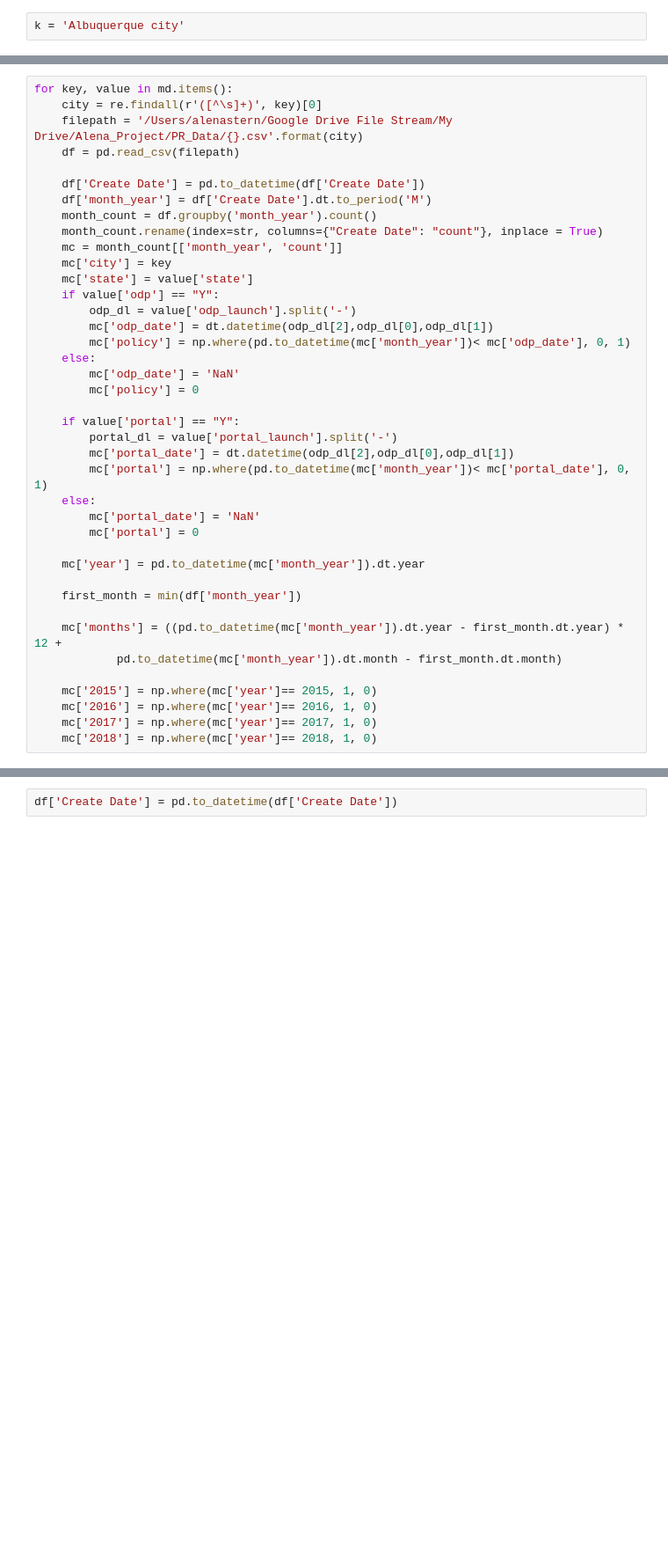
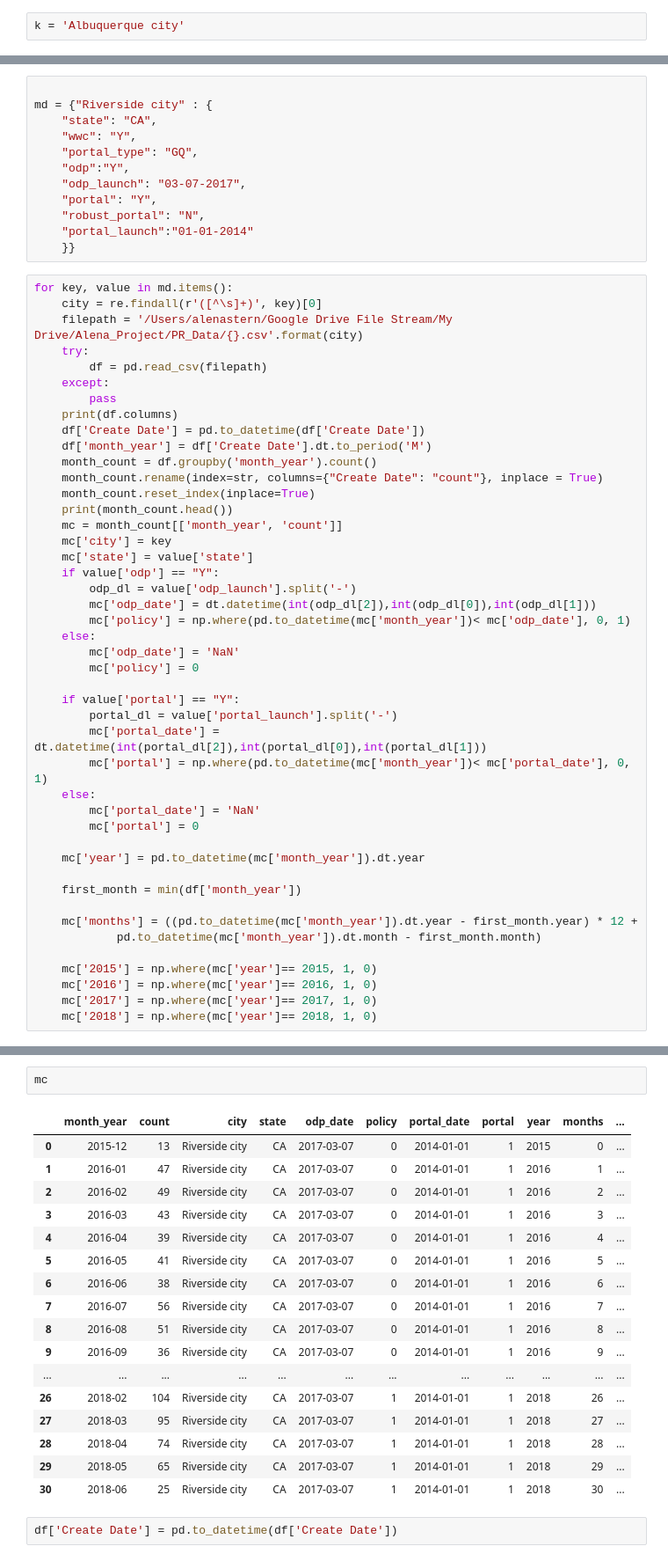
Before and after one commit to alenastern/Sunlight_FOIA, a Jupyter notebook: src/data/Data_Cleaning.ipynb, the cells around one changed output, grey strips where cells are left out. Shown at 88% size. Drawn from its saved outputs; the diff is of its cells as text; blank space fills up the shorter version.

```diff
--- a/src/data/Data_Cleaning.ipynb
+++ b/src/data/Data_Cleaning.ipynb
@@ -43,19 +40,36 @@ Albuquerque
+# %%
+
+md = {"Riverside city" : {
+ 	"state": "CA",
+ 	"wwc": "Y",
+ 	"portal_type": "GQ",
+	"odp":"Y",
+	"odp_launch": "03-07-2017",
+	"portal": "Y",
+	"robust_portal": "N",
+	"portal_launch":"01-01-2014"
+	}}
 # %%
 for key, value in md.items():
     city = re.findall(r'([^\s]+)', key)[0]
     filepath = '/Users/alenastern/Google Drive File Stream/My Drive/Alena_Project/PR_Data/{}.csv'.format(city)
-    df = pd.read_csv(filepath)
-
+    try:
+        df = pd.read_csv(filepath)
+    except:
+        pass
+    print(df.columns)
     df['Create Date'] = pd.to_datetime(df['Create Date'])
     df['month_year'] = df['Create Date'].dt.to_period('M')
     month_count = df.groupby('month_year').count()
     month_count.rename(index=str, columns={"Create Date": "count"}, inplace = True)
+    month_count.reset_index(inplace=True)
+    print(month_count.head())
     mc = month_count[['month_year', 'count']]
     mc['city'] = key
     mc['state'] = value['state']
     if value['odp'] == "Y":
         odp_dl = value['odp_launch'].split('-')
-        mc['odp_date'] = dt.datetime(odp_dl[2],odp_dl[0],odp_dl[1])
+        mc['odp_date'] = dt.datetime(int(odp_dl[2]),int(odp_dl[0]),int(odp_dl[1]))
         mc['policy'] = np.where(pd.to_datetime(mc['month_year'])< mc['odp_date'], 0, 1)
     else:
         mc['odp_date'] = 'NaN'
@@ -63,7 +77,7 @@ for key, value in md.items():
 
     if value['portal'] == "Y":
         portal_dl = value['portal_launch'].split('-')
-        mc['portal_date'] = dt.datetime(odp_dl[2],odp_dl[0],odp_dl[1])
+        mc['portal_date'] = dt.datetime(int(portal_dl[2]),int(portal_dl[0]),int(portal_dl[1]))
         mc['portal'] = np.where(pd.to_datetime(mc['month_year'])< mc['portal_date'], 0, 1)
     else:
         mc['portal_date'] = 'NaN'
@@ -73,8 +87,8 @@ for key, value in md.items():
 
     first_month = min(df['month_year'])
 
-    mc['months'] = ((pd.to_datetime(mc['month_year']).dt.year - first_month.dt.year) * 12 +
-            pd.to_datetime(mc['month_year']).dt.month - first_month.dt.month)
+    mc['months'] = ((pd.to_datetime(mc['month_year']).dt.year - first_month.year) * 12 +
+            pd.to_datetime(mc['month_year']).dt.month - first_month.month)
 
     mc['2015'] = np.where(mc['year']== 2015, 1, 0)
     mc['2016'] = np.where(mc['year']== 2016, 1, 0)
@@ -87,3 +99,23 @@ Index(['Req.Ref.Number', 'Create Date', 'Summary', 'Request Status', 'Details'],
+# %%
+mc
+# %% [output]
+|  | month_year | count | city | state | odp_date | policy | portal_date | portal | year | months | ... |
+| 0 | 2015-12 | 13 | Riverside city | CA | 2017-03-07 | 0 | 2014-01-01 | 1 | 2015 | 0 | ... |
+| 1 | 2016-01 | 47 | Riverside city | CA | 2017-03-07 | 0 | 2014-01-01 | 1 | 2016 | 1 | ... |
+| 2 | 2016-02 | 49 | Riverside city | CA | 2017-03-07 | 0 | 2014-01-01 | 1 | 2016 | 2 | ... |
+| 3 | 2016-03 | 43 | Riverside city | CA | 2017-03-07 | 0 | 2014-01-01 | 1 | 2016 | 3 | ... |
+| 4 | 2016-04 | 39 | Riverside city | CA | 2017-03-07 | 0 | 2014-01-01 | 1 | 2016 | 4 | ... |
+| 5 | 2016-05 | 41 | Riverside city | CA | 2017-03-07 | 0 | 2014-01-01 | 1 | 2016 | 5 | ... |
+| 6 | 2016-06 | 38 | Riverside city | CA | 2017-03-07 | 0 | 2014-01-01 | 1 | 2016 | 6 | ... |
+| 7 | 2016-07 | 56 | Riverside city | CA | 2017-03-07 | 0 | 2014-01-01 | 1 | 2016 | 7 | ... |
+| 8 | 2016-08 | 51 | Riverside city | CA | 2017-03-07 | 0 | 2014-01-01 | 1 | 2016 | 8 | ... |
+| 9 | 2016-09 | 36 | Riverside city | CA | 2017-03-07 | 0 | 2014-01-01 | 1 | 2016 | 9 | ... |
+| ... | ... | ... | ... | ... | ... | ... | ... | ... | ... | ... | ... |
+| 26 | 2018-02 | 104 | Riverside city | CA | 2017-03-07 | 1 | 2014-01-01 | 1 | 2018 | 26 | ... |
+| 27 | 2018-03 | 95 | Riverside city | CA | 2017-03-07 | 1 | 2014-01-01 | 1 | 2018 | 27 | ... |
+| 28 | 2018-04 | 74 | Riverside city | CA | 2017-03-07 | 1 | 2014-01-01 | 1 | 2018 | 28 | ... |
+| 29 | 2018-05 | 65 | Riverside city | CA | 2017-03-07 | 1 | 2014-01-01 | 1 | 2018 | 29 | ... |
+| 30 | 2018-06 | 25 | Riverside city | CA | 2017-03-07 | 1 | 2014-01-01 | 1 | 2018 | 30 | ... |
 # %%
 df['Create Date'] = pd.to_datetime(df['Create Date'])
 # %%
```
Also changed, not shown: parts of 4 cells of this notebook.
